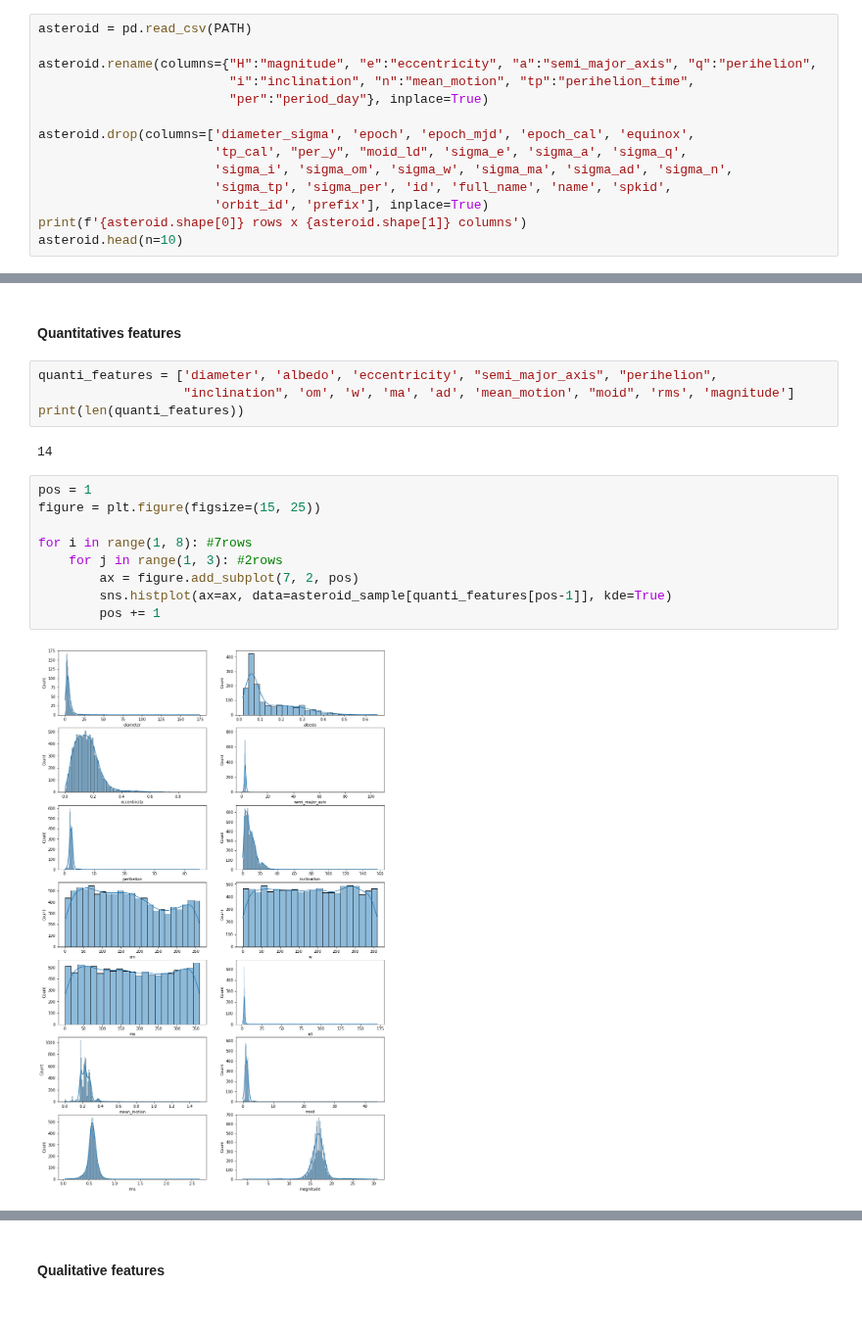
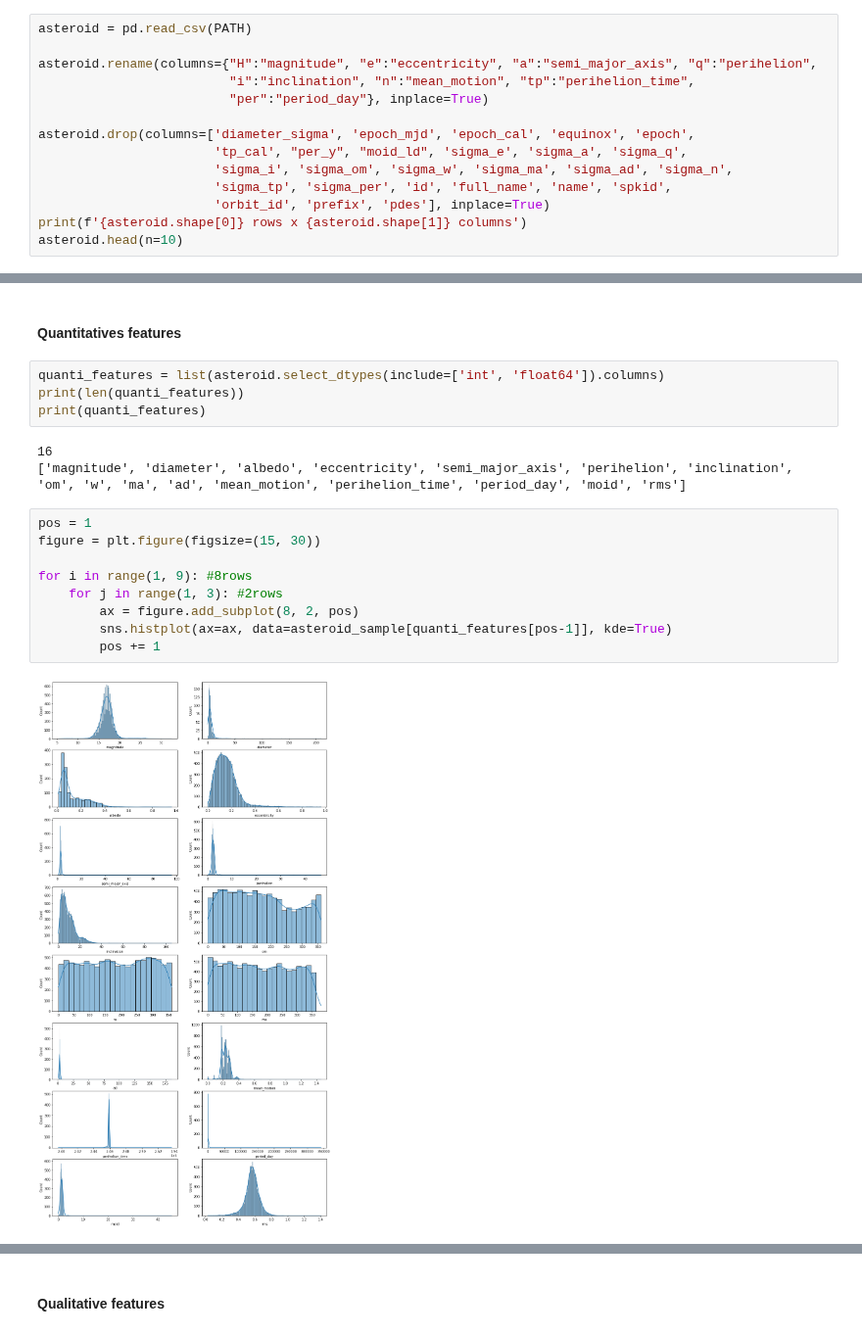
Before and after one commit to AnthonyJaquaniello/Machine_Learning, a Jupyter notebook: src/Asteroid.ipynb, the cells around one changed output, grey strips where cells are left out. Shown at 98% size. Saved outputs shown, nothing was run; the diff lists cells and outputs as text.

```diff
--- a/src/Asteroid.ipynb
+++ b/src/Asteroid.ipynb
@@ -75,11 +77,11 @@ asteroid.rename(columns={"H":"magnitude", "e":"eccentricity", "a":"semi_major_ax
                          "i":"inclination", "n":"mean_motion", "tp":"perihelion_time",
                          "per":"period_day"}, inplace=True)
 
-asteroid.drop(columns=['diameter_sigma', 'epoch', 'epoch_mjd', 'epoch_cal', 'equinox',
+asteroid.drop(columns=['diameter_sigma', 'epoch_mjd', 'epoch_cal', 'equinox', 'epoch',
                        'tp_cal', "per_y", "moid_ld", 'sigma_e', 'sigma_a', 'sigma_q',
                        'sigma_i', 'sigma_om', 'sigma_w', 'sigma_ma', 'sigma_ad', 'sigma_n',
                        'sigma_tp', 'sigma_per', 'id', 'full_name', 'name', 'spkid',
-                       'orbit_id', 'prefix'], inplace=True)
+                       'orbit_id', 'prefix', 'pdes'], inplace=True)
 print(f'{asteroid.shape[0]} rows x {asteroid.shape[1]} columns')
 asteroid.head(n=10)
 # %% [output]
@@ -167,20 +174,21 @@ asteroid_sample = asteroid.sample(n=10000, replace=False, axis=0, random_state=S
 # %% [markdown]
 <h4>Quantitatives features</h4>
 # %%
-quanti_features = ['diameter', 'albedo', 'eccentricity', "semi_major_axis", "perihelion",
-                   "inclination", 'om', 'w', 'ma', 'ad', 'mean_motion', "moid", 'rms', 'magnitude']
+quanti_features = list(asteroid.select_dtypes(include=['int', 'float64']).columns)
 print(len(quanti_features))
+print(quanti_features)
 # %% [output]
-14
+16
+['magnitude', 'diameter', 'albedo', 'eccentricity', 'semi_major_axis', 'perihelion', 'inclination', 'om', 'w', 'ma', 'ad', 'mean_motion', 'perihelion_time', 'period_day', 'moid', 'rms']
 # %%
 pos = 1
-figure = plt.figure(figsize=(15, 25))
+figure = plt.figure(figsize=(15, 30))
 
-for i in range(1, 8): #7rows
+for i in range(1, 9): #8rows
     for j in range(1, 3): #2rows
-        ax = figure.add_subplot(7, 2, pos)
+        ax = figure.add_subplot(8, 2, pos)
         sns.histplot(ax=ax, data=asteroid_sample[quanti_features[pos-1]], kde=True)
         pos += 1
 # %% [output]
-[figure, old version]
+[figure, new version]
 # %% [markdown]
```
Also changed, not shown: parts of 29 cells of this notebook.
